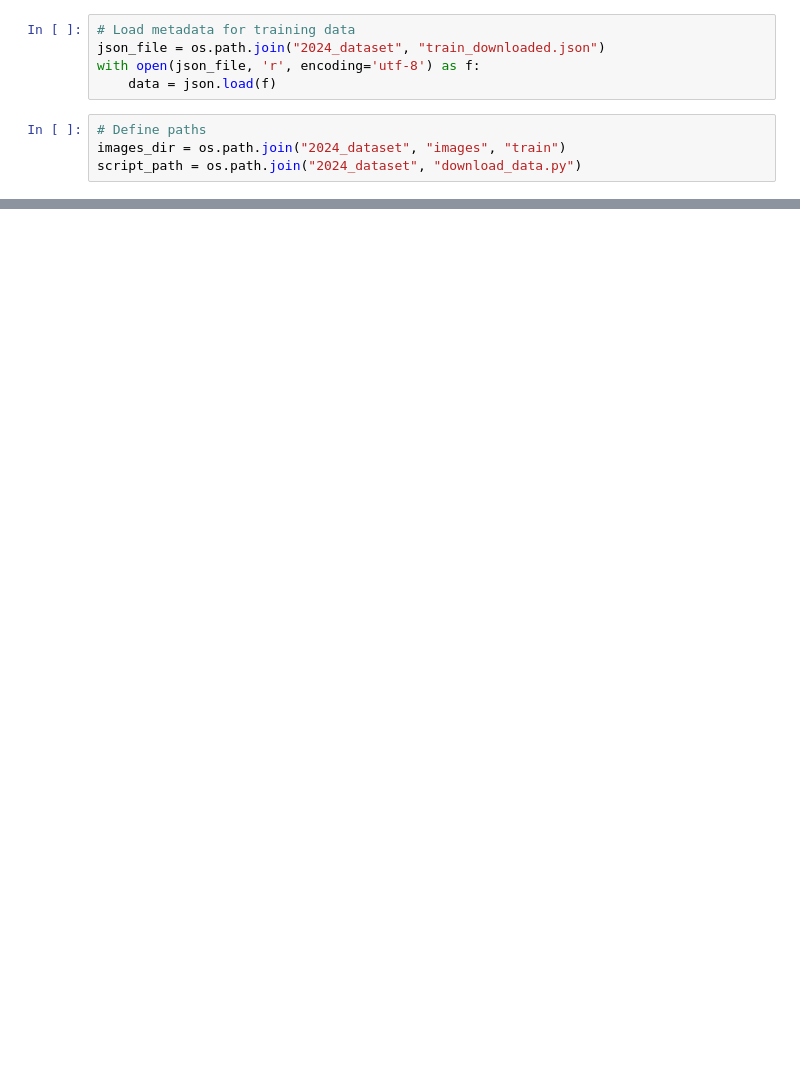
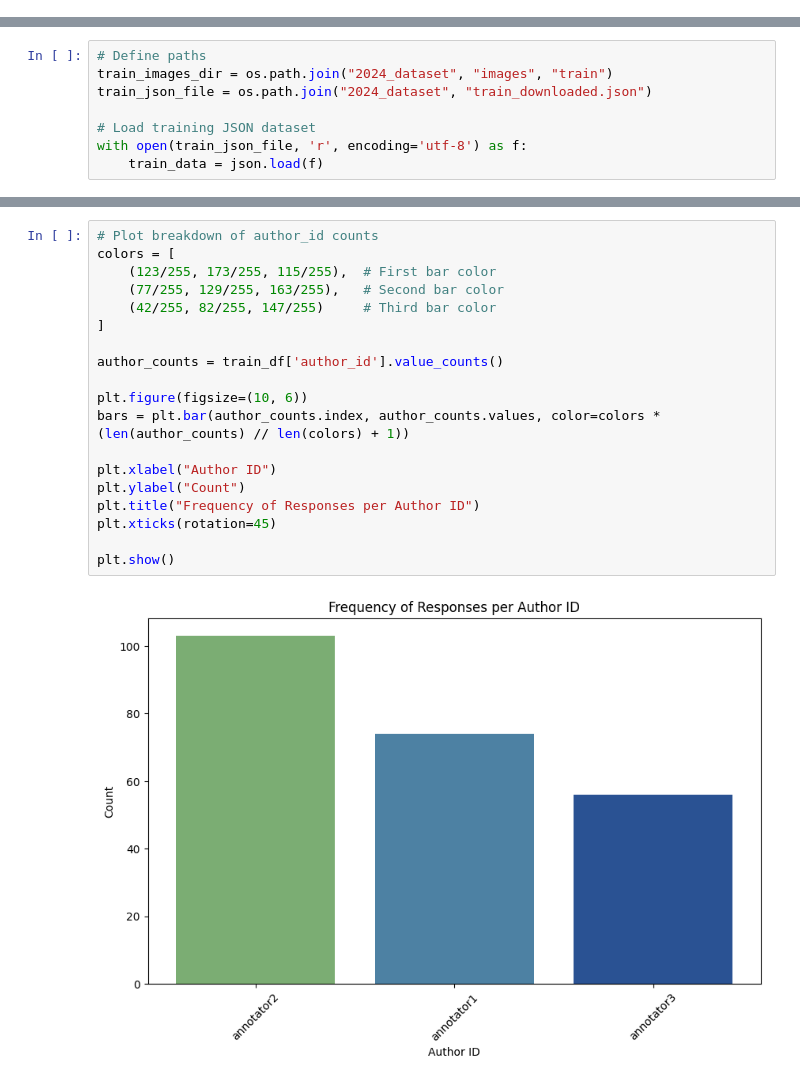
Before and after one commit to karishmathakrar/arc-mediqa-magic-2025, a Jupyter notebook: 02_EDA.ipynb, the cells around one changed output, grey strips where cells are left out. Cells and saved outputs as stored; diff of their text form; blank space fills up the shorter version.

Commit message:
Extracting metadata for EDA

```diff
--- a/02_EDA.ipynb
+++ b/02_EDA.ipynb
@@ -9,9 +0,0 @@ from dotenv import load_dotenv
-# %%
-# Load metadata for training data
-json_file = os.path.join("2024_dataset", "train_downloaded.json")
-with open(json_file, 'r', encoding='utf-8') as f:
-    data = json.load(f)
-# %%
-# Define paths
-images_dir = os.path.join("2024_dataset", "images", "train")
-script_path = os.path.join("2024_dataset", "download_data.py")
@@ -102,0 +12,8 @@ Number of unique encounter_ids: 347
+# %%
+# Define paths
+train_images_dir = os.path.join("2024_dataset", "images", "train")
+train_json_file = os.path.join("2024_dataset", "train_downloaded.json")
+
+# Load training JSON dataset
+with open(train_json_file, 'r', encoding='utf-8') as f:
+    train_data = json.load(f)
@@ -102,0 +163,21 @@ Number of unique encounter_ids: 347
+# %%
+# Plot breakdown of author_id counts
+colors = [
+    (123/255, 173/255, 115/255),  # First bar color
+    (77/255, 129/255, 163/255),   # Second bar color
+    (42/255, 82/255, 147/255)     # Third bar color
+]
+
+author_counts = train_df['author_id'].value_counts()
+
+plt.figure(figsize=(10, 6))
+bars = plt.bar(author_counts.index, author_counts.values, color=colors * (len(author_counts) // len(colors) + 1))
+
+plt.xlabel("Author ID")
+plt.ylabel("Count")
+plt.title("Frequency of Responses per Author ID")
+plt.xticks(rotation=45)
+
+plt.show()
+# %% [output]
+[figure, added]
```
Also changed, not shown: parts of 38 cells of this notebook, 1 other file.
